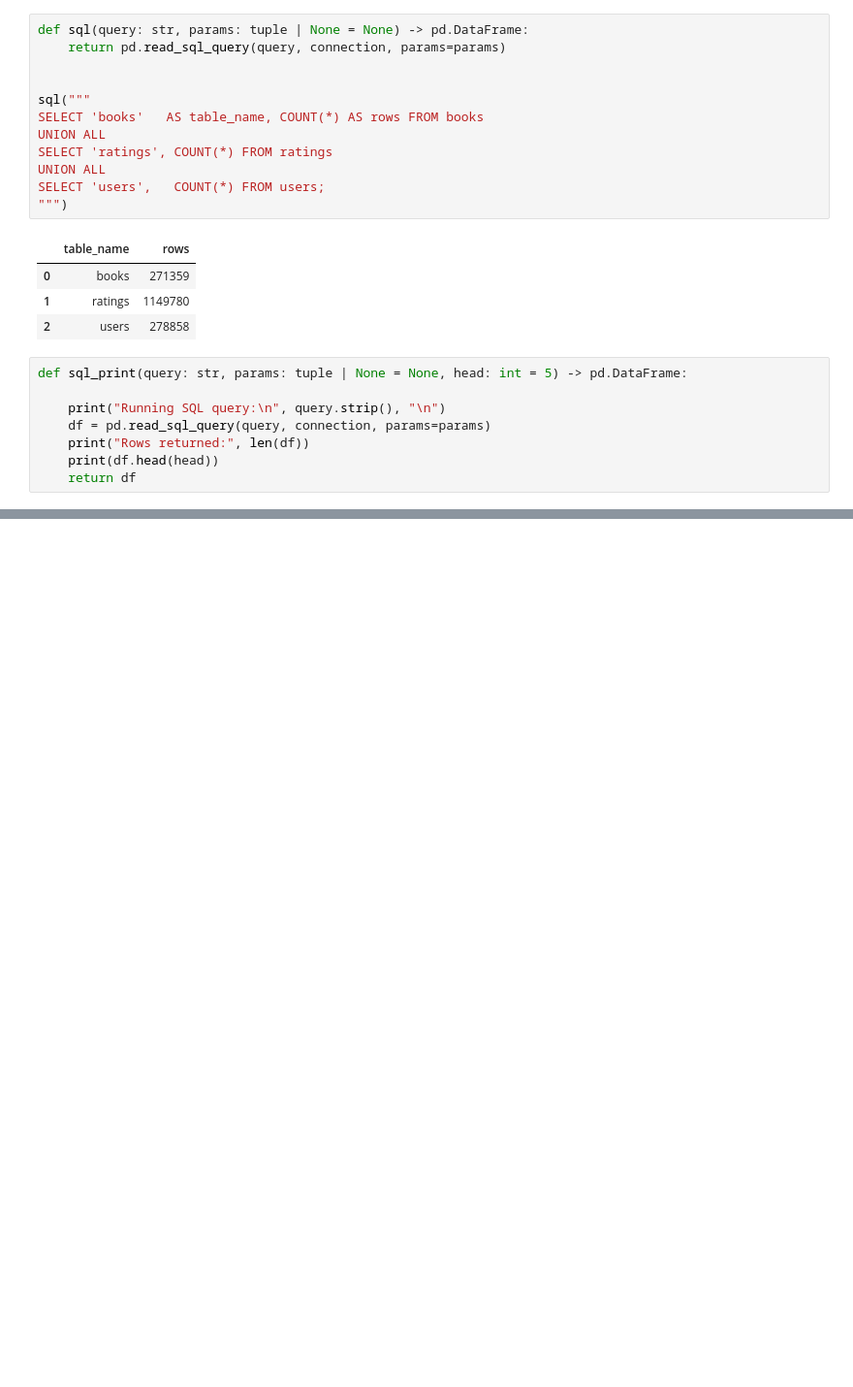
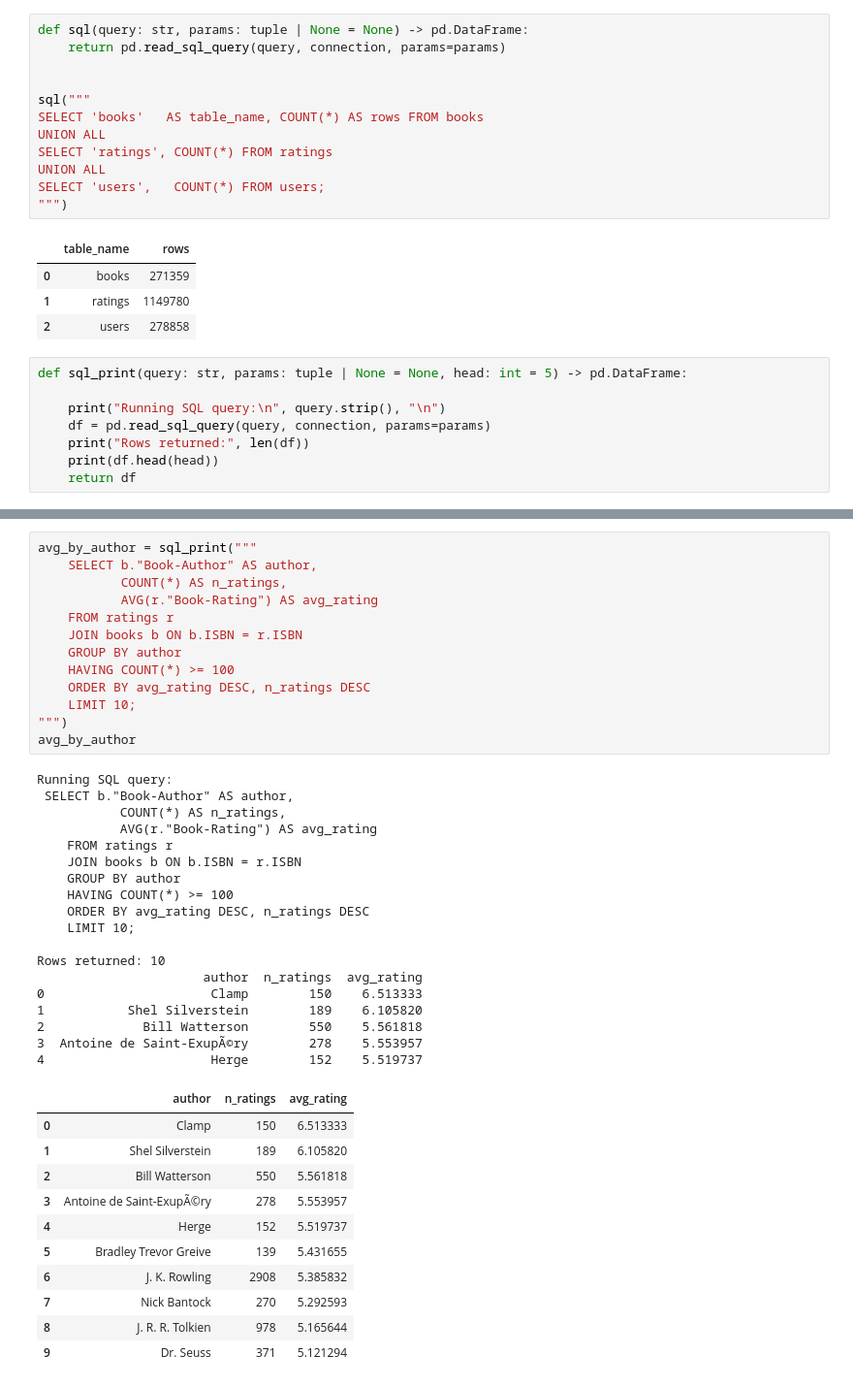
Before and after one commit to Jade-Jones-dev/ai_machine_learning, a Jupyter notebook: week_4/week_4_project/books.ipynb, the cells around one changed output, grey strips where cells are left out. Shown: that part at 97% size. Drawn from its saved outputs; the diff is of its cells as text; blank space fills up the shorter version.

```diff
--- a/week_4/week_4_project/books.ipynb
+++ b/week_4/week_4_project/books.ipynb
@@ -201,0 +233,43 @@ def sql_print(query: str, params: tuple | None = None, head: int = 5) -> pd.Data
+# %%
+avg_by_author = sql_print("""
+    SELECT b."Book-Author" AS author,
+           COUNT(*) AS n_ratings,
+           AVG(r."Book-Rating") AS avg_rating
+    FROM ratings r
+    JOIN books b ON b.ISBN = r.ISBN
+    GROUP BY author
+    HAVING COUNT(*) >= 100
+    ORDER BY avg_rating DESC, n_ratings DESC
+    LIMIT 10;
+""")
+avg_by_author
+# %% [output]
+Running SQL query:
+ SELECT b."Book-Author" AS author,
+           COUNT(*) AS n_ratings,
+           AVG(r."Book-Rating") AS avg_rating
+    FROM ratings r
+    JOIN books b ON b.ISBN = r.ISBN
+    GROUP BY author
+    HAVING COUNT(*) >= 100
+    ORDER BY avg_rating DESC, n_ratings DESC
+    LIMIT 10;
+
+Rows returned: 10
+                      author  n_ratings  avg_rating
+0                      Clamp        150    6.513333
+1           Shel Silverstein        189    6.105820
+2             Bill Watterson        550    5.561818
+3  Antoine de Saint-ExupÃ©ry        278    5.553957
+4                      Herge        152    5.519737
+|  | author | n_ratings | avg_rating |
+| 0 | Clamp | 150 | 6.513333 |
+| 1 | Shel Silverstein | 189 | 6.105820 |
+| 2 | Bill Watterson | 550 | 5.561818 |
+| 3 | Antoine de Saint-ExupÃ©ry | 278 | 5.553957 |
+| 4 | Herge | 152 | 5.519737 |
+| 5 | Bradley Trevor Greive | 139 | 5.431655 |
+| 6 | J. K. Rowling | 2908 | 5.385832 |
+| 7 | Nick Bantock | 270 | 5.292593 |
+| 8 | J. R. R. Tolkien | 978 | 5.165644 |
+| 9 | Dr. Seuss | 371 | 5.121294 |
```
Also changed, not shown: parts of 5 cells of this notebook, 2 other files.
